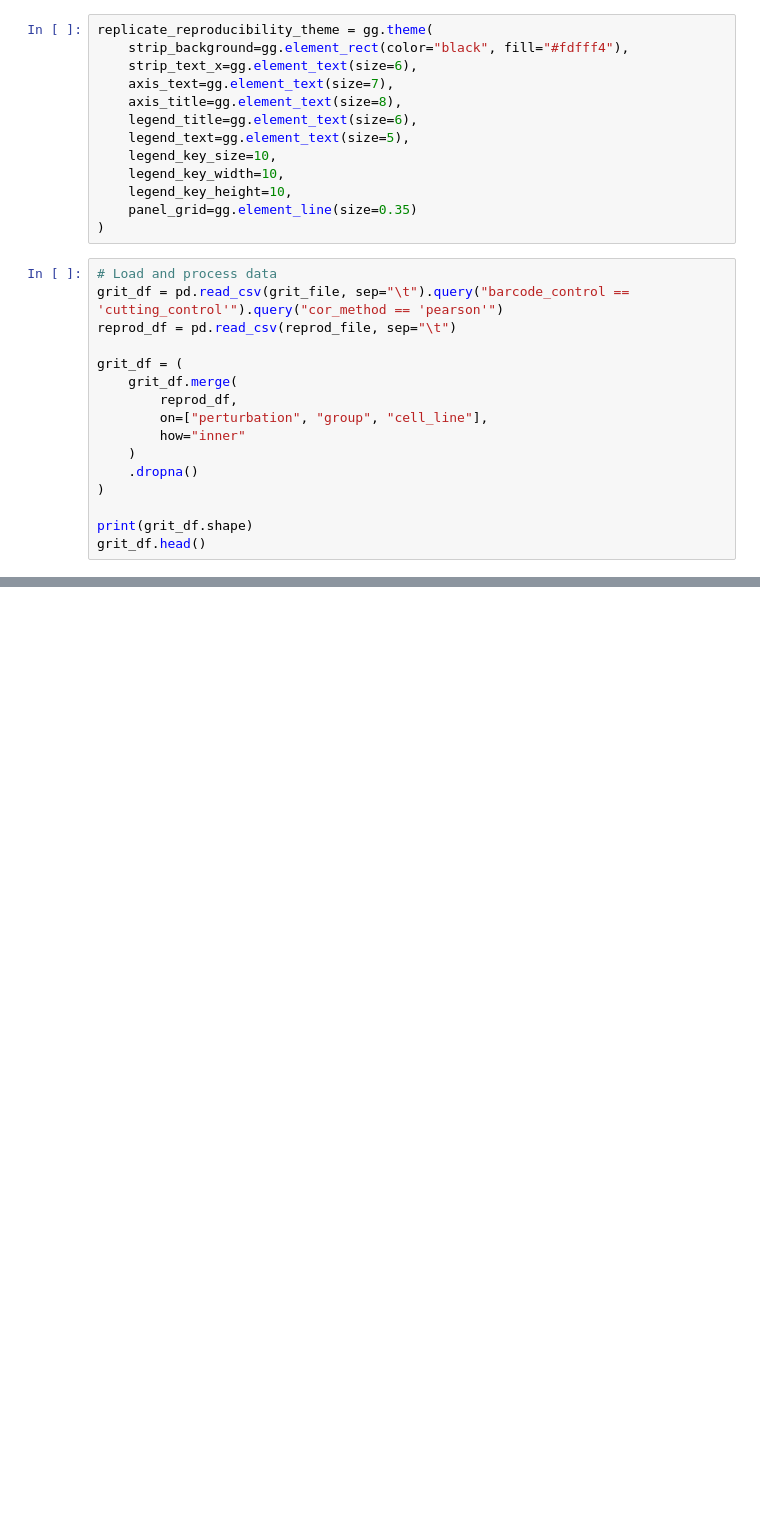
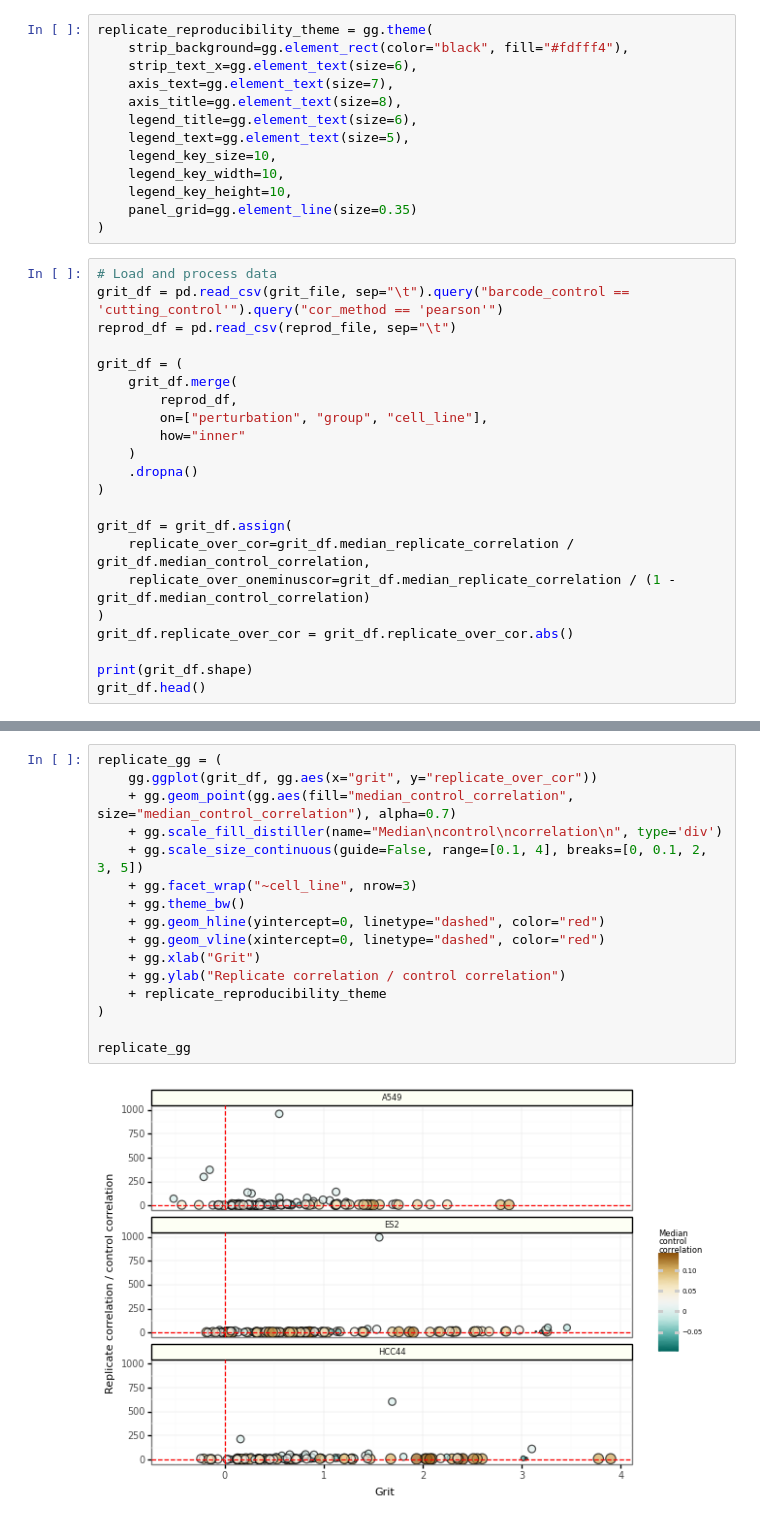
Before and after one commit to broadinstitute/grit-benchmark, a Jupyter notebook: 2.compare-metrics/cell-health/4.compare-grit-replicate-reproducibility.ipynb, the cells around one changed output, grey strips where cells are left out. Cells and saved outputs as stored; diff of their text form; blank space fills up the shorter version.

Commit message:
add additional exploratory analysis of replicate / control cor

```diff
--- a/2.compare-metrics/cell-health/4.compare-grit-replicate-reproducibility.ipynb
+++ b/2.compare-metrics/cell-health/4.compare-grit-replicate-reproducibility.ipynb
@@ -41,6 +41,12 @@ grit_df = (
     .dropna()
 )
 
+grit_df = grit_df.assign(
+    replicate_over_cor=grit_df.median_replicate_correlation / grit_df.median_control_correlation,
+    replicate_over_oneminuscor=grit_df.median_replicate_correlation / (1 - grit_df.median_control_correlation)
+)
+grit_df.replicate_over_cor = grit_df.replicate_over_cor.abs()
+
 print(grit_df.shape)
 grit_df.head()
 # %% [output]
@@ -75,0 +82,18 @@ replicate_gg
+# %%
+replicate_gg = (
+    gg.ggplot(grit_df, gg.aes(x="grit", y="replicate_over_cor"))
+    + gg.geom_point(gg.aes(fill="median_control_correlation", size="median_control_correlation"), alpha=0.7)
+    + gg.scale_fill_distiller(name="Median\ncontrol\ncorrelation\n", type='div')
+    + gg.scale_size_continuous(guide=False, range=[0.1, 4], breaks=[0, 0.1, 2, 3, 5])
+    + gg.facet_wrap("~cell_line", nrow=3)
+    + gg.theme_bw()
+    + gg.geom_hline(yintercept=0, linetype="dashed", color="red")
+    + gg.geom_vline(xintercept=0, linetype="dashed", color="red")
+    + gg.xlab("Grit")
+    + gg.ylab("Replicate correlation / control correlation")
+    + replicate_reproducibility_theme
+)
+
+replicate_gg
+# %% [output]
+[figure, added]
```
Also changed, not shown: parts of 6 cells of this notebook, 1 other file.
